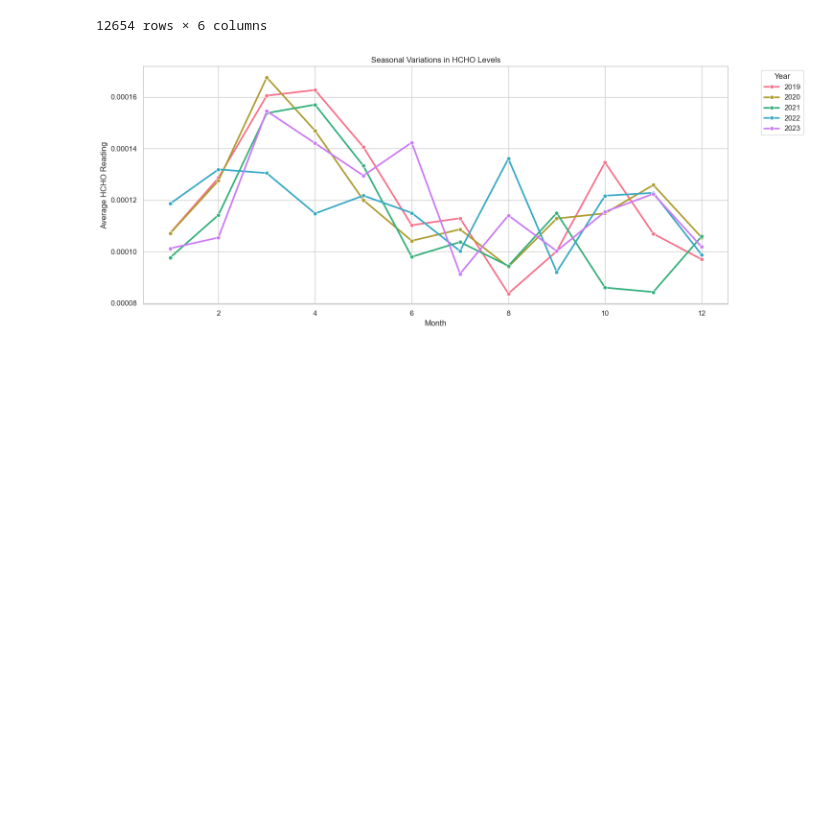
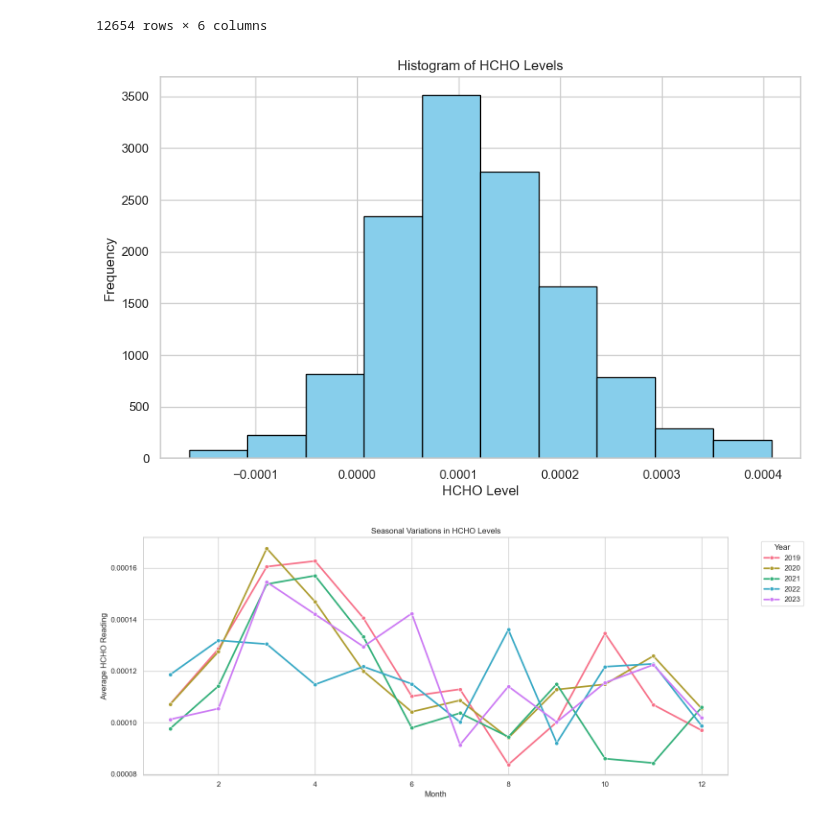
Before and after one commit to ChavinduDulaj/HCHO-Prediction-using-Data-Engineering, a Jupyter notebook: Spatio-Temporal_Analysis.ipynb, the cells around one changed output. Saved outputs shown, nothing was run; the diff lists cells and outputs as text; code cells hidden in the pictures; blank space fills up the shorter version.

```diff
--- a/Spatio-Temporal_Analysis.ipynb
+++ b/Spatio-Temporal_Analysis.ipynb
@@ -47,6 +47,17 @@ seasonal_data = df.groupby(['Year', 'Month'])['HCHO'].mean().reset_index()
 # %%
 import matplotlib.pyplot as plt
 import seaborn as sns
+# %%
+# Plot histogram
+plt.figure(figsize=(10, 6))
+plt.hist(df['HCHO'], bins=10, color='skyblue', edgecolor='black')
+plt.title('Histogram of HCHO Levels')
+plt.xlabel('HCHO Level')
+plt.ylabel('Frequency')
+plt.grid(True)
+plt.show()
+# %% [output]
+[figure, added]
 # %%
 # Plotting seasonal variations
 plt.figure(figsize=(15, 6))
```
Also changed, not shown: parts of 9 cells of this notebook, 3 other files.
